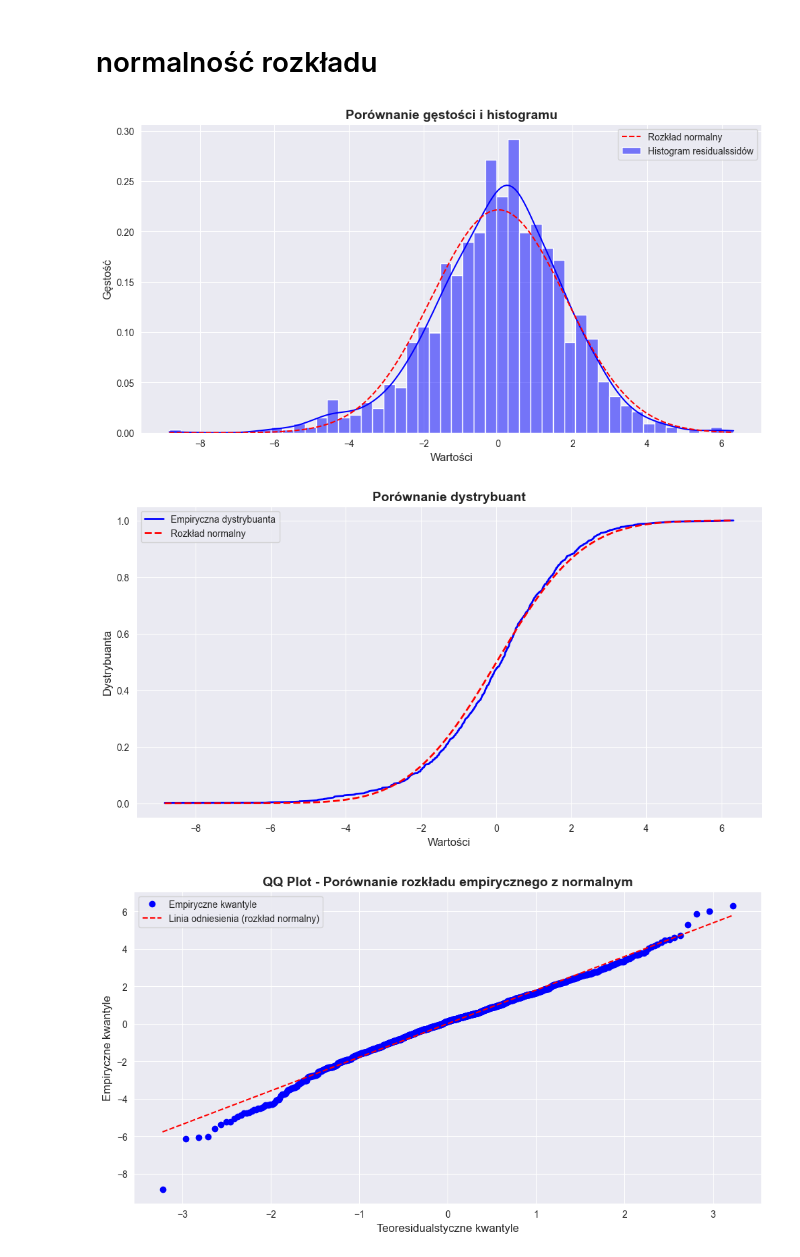
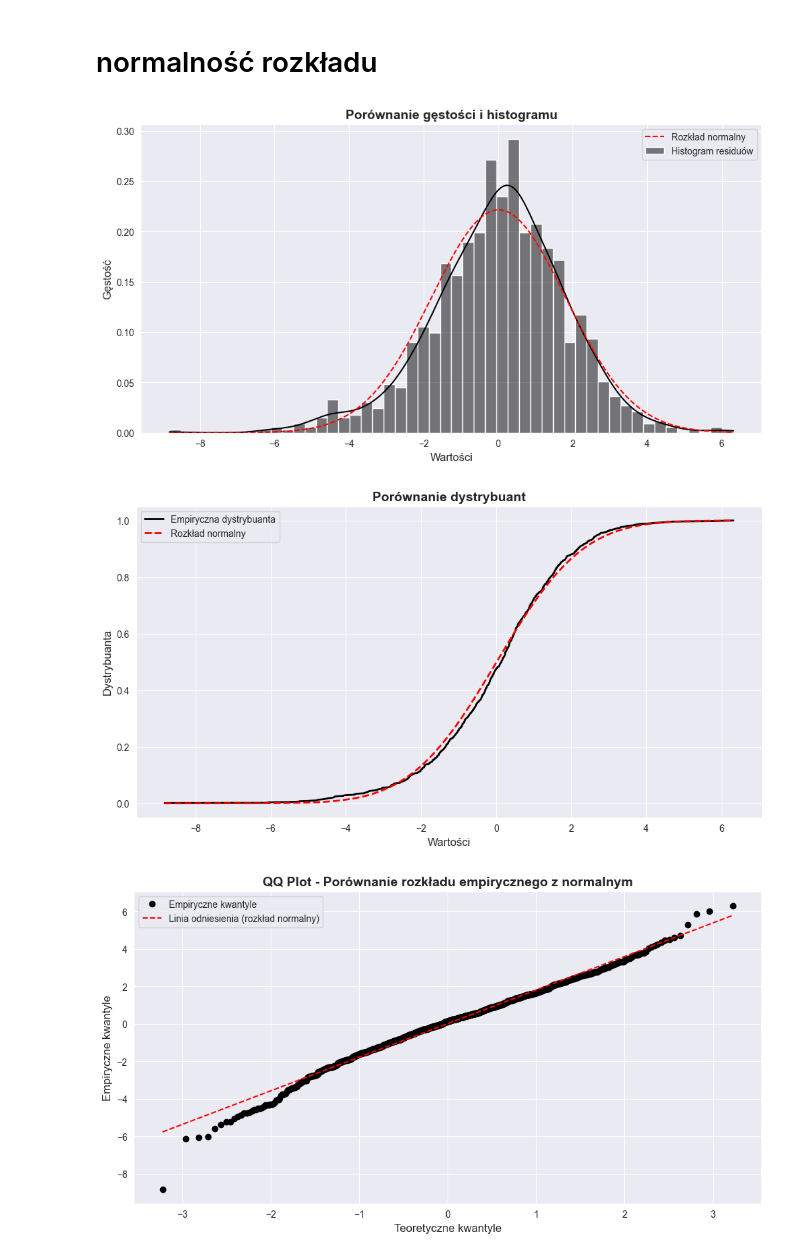
Before and after one commit to mathieuboro/Raport_ARMA_Computer_Analysis_of_Time_Series, a Jupyter notebook: raport.ipynb, the cells around one changed output. Drawn from its saved outputs; the diff is of its cells as text; code cells hidden in the pictures.

```diff
--- a/raport.ipynb
+++ b/raport.ipynb
@@ -697,13 +1170,13 @@ P-wartość (0.9285) jest większa od 0.05. Dane nie wykazują autokorelacji (ni
 # normalność rozkładu
 # %%
 mean = np.mean(residuals)
-var  = np.var(residuals, ddof=1)
+var  = np.var(residuals, ddof=1)  # ddof=1, by pasować do definicji statyst. próbkowych
 std  = np.sqrt(var)
 x = np.linspace(min(residuals), max(residuals), 1000)
 normal_density = norm.pdf(x, loc=mean, scale=std)
 
 plt.figure(figsize=(12, 6))
-sns.histplot(residuals, stat='density', bins = 50, label='Histogram residualssidów', color='blue', kde=True)
+sns.histplot(residuals, stat='density', bins = 50, label='Histogram residuów', color='black', kde=True)
 plt.plot(x, normal_density, label='Rozkład normalny', color='red', linestyle = '--')
 plt.legend()
 plt.xlabel('Wartości', fontsize=12)
@@ -711,51 +1184,40 @@ plt.ylabel('Gęstość', fontsize=12)
 plt.title('Porównanie gęstości i histogramu',fontsize = 14, fontweight = 'bold')
 plt.show()
 
 sorted_residuals = np.sort(residuals)
 empirical_cdf = np.arange(1, len(residuals) + 1) / len(residuals)
 normal_cdf = norm.cdf(sorted_residuals, loc=mean, scale=std)
 
 plt.figure(figsize=(12, 6))
-plt.plot(sorted_residuals, empirical_cdf, label='Empiryczna dystrybuanta', color='blue', linewidth = '2')
+plt.plot(sorted_residuals, empirical_cdf, label='Empiryczna dystrybuanta', color='black', linewidth = '2')
 plt.plot(sorted_residuals, normal_cdf, label='Rozkład normalny', color='red', linestyle = '--',linewidth = '2')
 plt.legend()
 plt.xlabel('Wartości', fontsize=12)
 plt.ylabel('Dystrybuanta', fontsize=12)
 plt.title('Porównanie dystrybuant',fontsize = 14, fontweight = 'bold')
 plt.show()
 
 plt.figure(figsize=(12, 6))
 probplot(residuals, dist="norm", plot=plt)
 plt.gca().get_lines()[1].set_linestyle('--')
 plt.gca().get_lines()[1].set_color('red')
-plt.gca().get_lines()[0].set_color('blue')
+plt.gca().get_lines()[0].set_color('black')
 plt.gca().get_lines()[0].set_marker('o')
 plt.legend(["Empiryczne kwantyle","Linia odniesienia (rozkład normalny)"], loc='best')
 plt.title("QQ Plot - Porównanie rozkładu empirycznego z normalnym",fontsize = 14, fontweight = 'bold')
-plt.xlabel("Teoresidualstyczne kwantyle", fontsize=12)
+plt.xlabel("Teoretyczne kwantyle", fontsize=12)
 plt.ylabel("Empiryczne kwantyle", fontsize=12)
 plt.show()
 
 shapiro_stat, shapiro_p  = shapiro(residuals)
 print(shapiro_stat, shapiro_p )
 if shapiro_p  > 0.05:
-    print("Brak podstaw do odrzucenia H0")
+    ks_interp = print("Brak podstaw do odrzucenia H0")
 else:
-    print("Odrzucenie H0. Dane nie pochodzą z rozkładu normalnego.")
-
-from scipy.stats import ks_1samp
-
-
-ks_stat, ks_p = ks_1samp(residuals, norm.cdf)
-print(ks_stat, ks_p)
-
-if ks_p > 0.05:
-    print("Brak podstaw do odrzucenia H0. Dane mogą pochodzić z rozkładu normalnego.")
-else:
-    print("Odrzucenie H0. Dane nie pochodzą z rozkładu normalnego.")
+    ks_interp = print("Odrzucenie H0. Dane nie pochodzą z rozkładu normalnego.")
 # %% [output]
-[figure, old version]
+[figure, new version]
-[figure, old version]
+[figure, new version]
-[figure, old version]
+[figure, new version]
 0.9880810976028442 8.762974346154806e-08
 Odrzucenie H0. Dane nie pochodzą z rozkładu normalnego.
```
Also changed, not shown: parts of 42 cells of this notebook.
